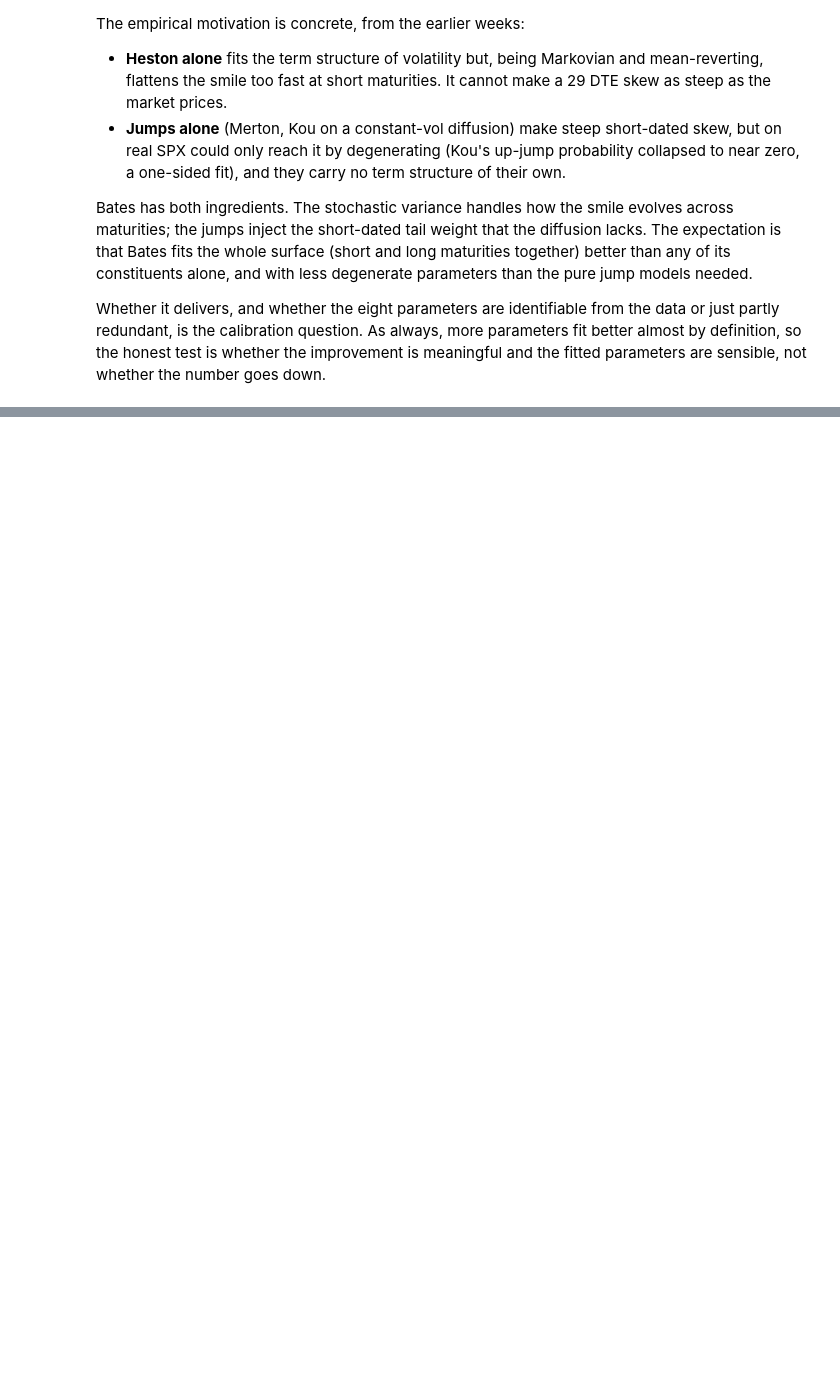
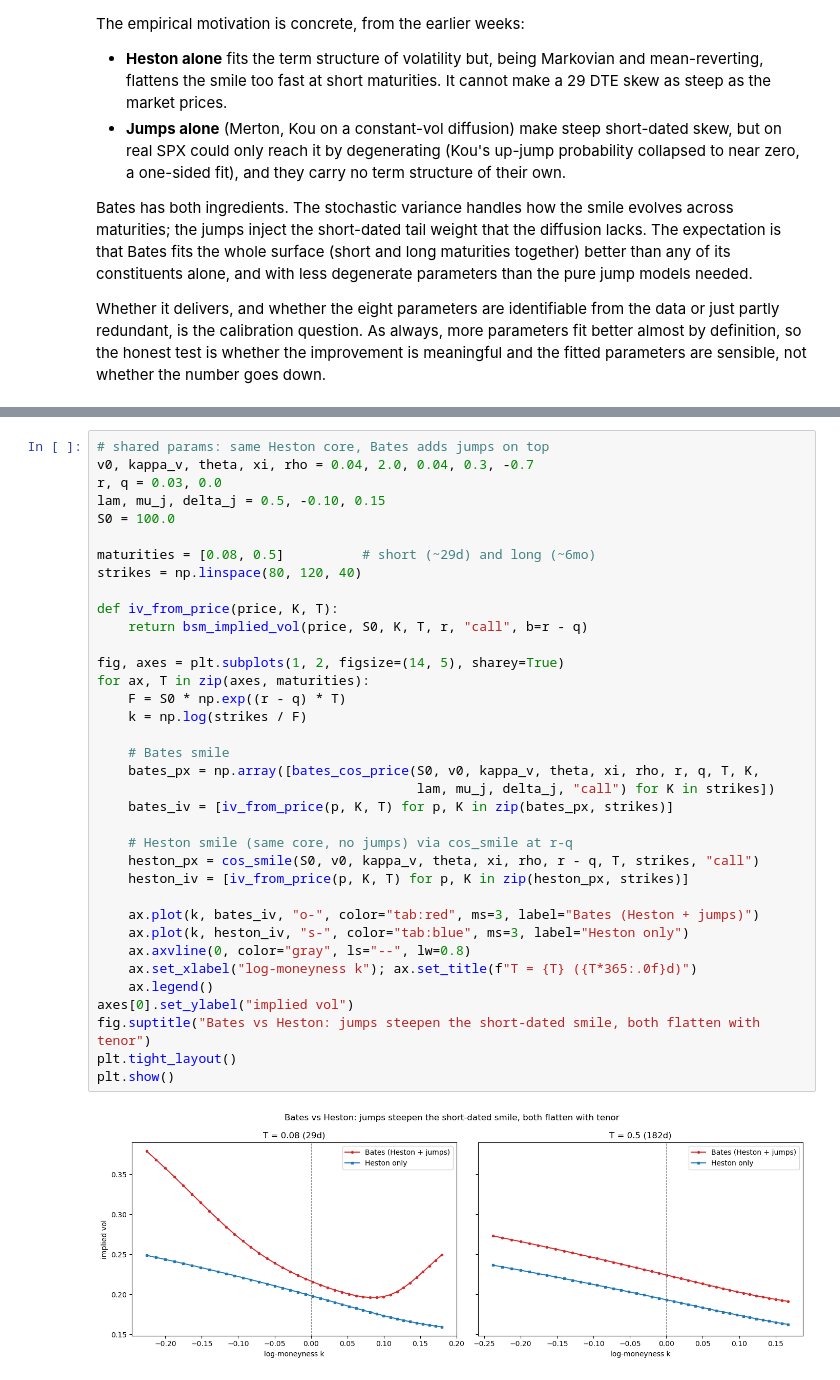
Before and after one commit to Kunvuthi/quant-project, a Jupyter notebook: notebooks/14_bates_model.ipynb, the cells around one changed output, grey strips where cells are left out. Drawn from its saved outputs; the diff is of its cells as text; blank space fills up the shorter version.

```diff
--- a/notebooks/14_bates_model.ipynb
+++ b/notebooks/14_bates_model.ipynb
@@ -201 +295,39 @@ import matplotlib.pyplot as plt
+# %%
+# shared params: same Heston core, Bates adds jumps on top
+v0, kappa_v, theta, xi, rho = 0.04, 2.0, 0.04, 0.3, -0.7
+r, q = 0.03, 0.0
+lam, mu_j, delta_j = 0.5, -0.10, 0.15
+S0 = 100.0
+
+maturities = [0.08, 0.5]          # short (~29d) and long (~6mo)
+strikes = np.linspace(80, 120, 40)
+
+def iv_from_price(price, K, T):
+    return bsm_implied_vol(price, S0, K, T, r, "call", b=r - q)
+
+fig, axes = plt.subplots(1, 2, figsize=(14, 5), sharey=True)
+for ax, T in zip(axes, maturities):
+    F = S0 * np.exp((r - q) * T)
+    k = np.log(strikes / F)
+
+    # Bates smile
+    bates_px = np.array([bates_cos_price(S0, v0, kappa_v, theta, xi, rho, r, q, T, K,
+                                         lam, mu_j, delta_j, "call") for K in strikes])
+    bates_iv = [iv_from_price(p, K, T) for p, K in zip(bates_px, strikes)]
+
+    # Heston smile (same core, no jumps) via cos_smile at r-q
+    heston_px = cos_smile(S0, v0, kappa_v, theta, xi, rho, r - q, T, strikes, "call")
+    heston_iv = [iv_from_price(p, K, T) for p, K in zip(heston_px, strikes)]
+
+    ax.plot(k, bates_iv, "o-", color="tab:red", ms=3, label="Bates (Heston + jumps)")
+    ax.plot(k, heston_iv, "s-", color="tab:blue", ms=3, label="Heston only")
+    ax.axvline(0, color="gray", ls="--", lw=0.8)
+    ax.set_xlabel("log-moneyness k"); ax.set_title(f"T = {T} ({T*365:.0f}d)")
+    ax.legend()
+axes[0].set_ylabel("implied vol")
+fig.suptitle("Bates vs Heston: jumps steepen the short-dated smile, both flatten with tenor")
+plt.tight_layout()
+plt.show()
+# %% [output]
+[figure, added]
 # %% [markdown]
```
Also changed, not shown: parts of 7 cells of this notebook.
